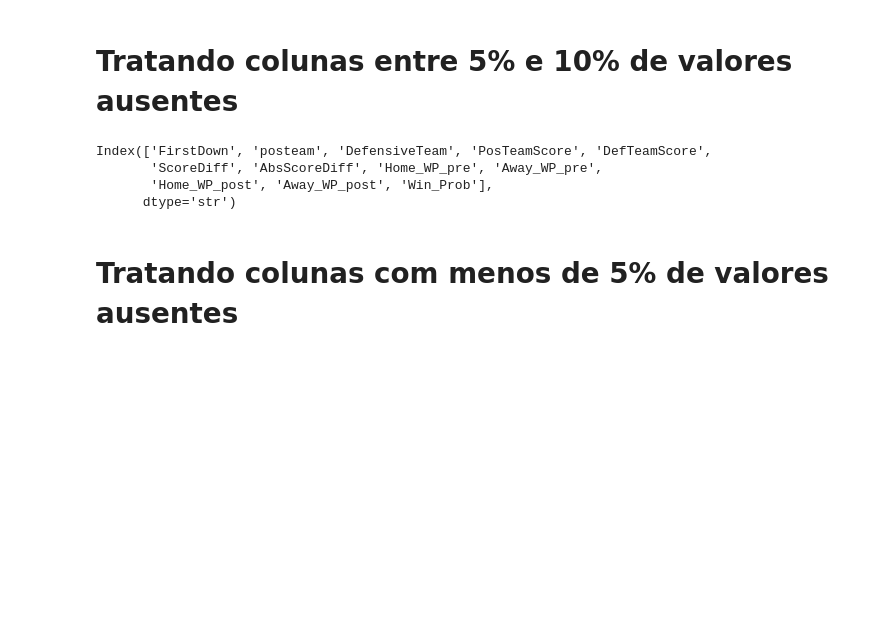
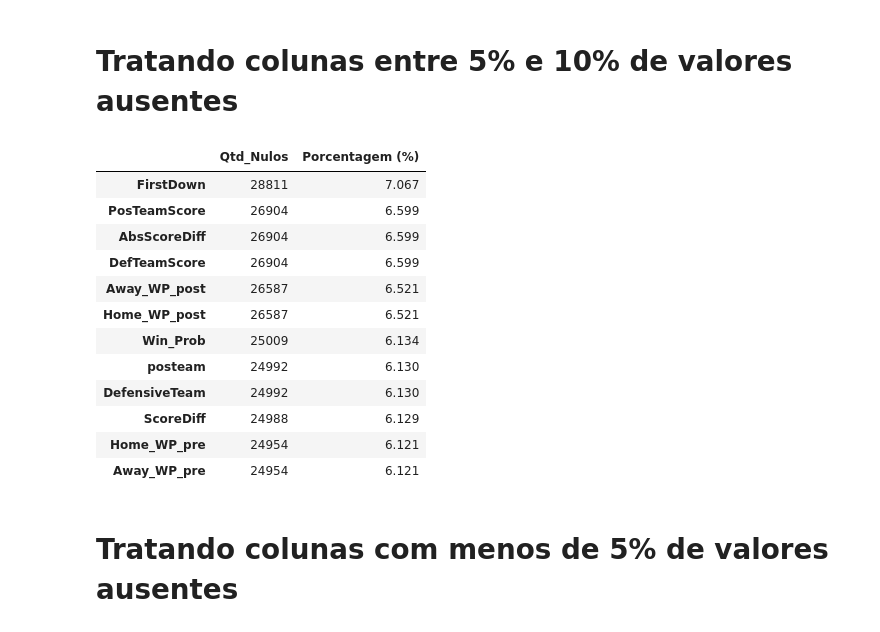
Before and after one commit to VictorLapaDev/Faculdade, a Jupyter notebook: 2-Semestre/4 Feira - Arquitetura de Dados/26.10.21/notebook.ipynb, the cells around one changed output. Saved outputs shown, nothing was run; the diff lists cells and outputs as text; code cells hidden in the pictures; blank space fills up the shorter version.

```diff
--- a/2-Semestre/4 Feira - Arquitetura de Dados/26.10.21/notebook.ipynb
+++ b/2-Semestre/4 Feira - Arquitetura de Dados/26.10.21/notebook.ipynb
@@ -719,11 +735,27 @@ Name: count, dtype: int64
 # Tratando colunas entre 5% e 10% de valores ausentes
 # %%
 missing_5_10
+
+missing_5_10_pd = pd.DataFrame({
+    'Qtd_Nulos': df[missing_5_10].isna().sum(),
+    'Porcentagem (%)': (df[missing_5_10].isna().mean() * 100).round(3)
+}).sort_values(by='Qtd_Nulos', ascending=False)
+
+missing_5_10_pd
 # %% [output]
-Index(['FirstDown', 'posteam', 'DefensiveTeam', 'PosTeamScore', 'DefTeamScore',
-       'ScoreDiff', 'AbsScoreDiff', 'Home_WP_pre', 'Away_WP_pre',
-       'Home_WP_post', 'Away_WP_post', 'Win_Prob'],
-      dtype='str')
+|  | Qtd_Nulos | Porcentagem (%) |
+| FirstDown | 28811 | 7.067 |
+| PosTeamScore | 26904 | 6.599 |
+| AbsScoreDiff | 26904 | 6.599 |
+| DefTeamScore | 26904 | 6.599 |
+| Away_WP_post | 26587 | 6.521 |
+| Home_WP_post | 26587 | 6.521 |
+| Win_Prob | 25009 | 6.134 |
+| posteam | 24992 | 6.130 |
+| DefensiveTeam | 24992 | 6.130 |
+| ScoreDiff | 24988 | 6.129 |
+| Home_WP_pre | 24954 | 6.121 |
+| Away_WP_pre | 24954 | 6.121 |
 # %% [markdown]
 # Tratando colunas com menos de 5% de valores ausentes
 # %%
```
Also changed, not shown: parts of 2 cells of this notebook.
